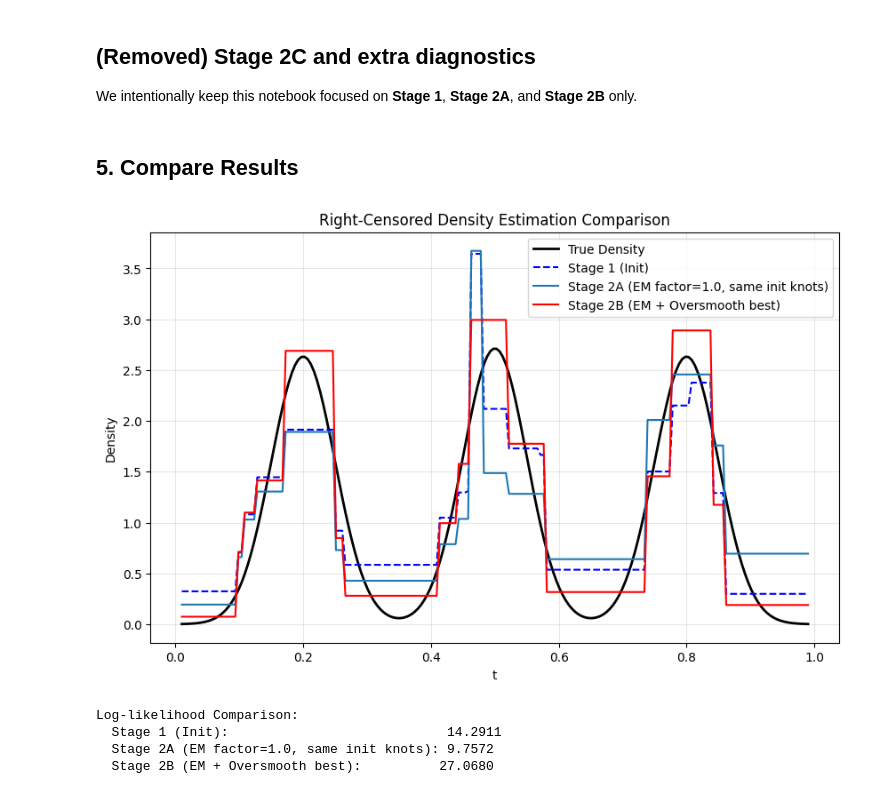
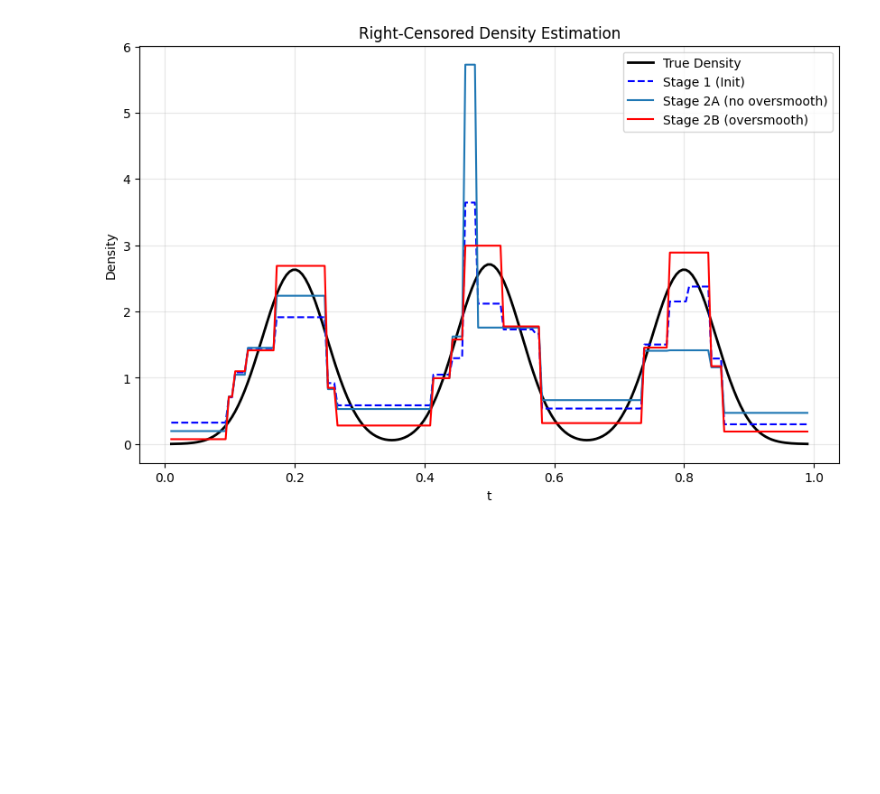
Before and after one commit to zhengpu-berkeley/HALDensity, a Jupyter notebook: examples/example_right_censored_density_estimator.ipynb, the cells around one changed output. Drawn from its saved outputs; the diff is of its cells as text; code cells hidden in the pictures; blank space fills up the shorter version.

Commit message:
Refactor Stage-2 EM tuners

```diff
--- a/examples/example_right_censored_density_estimator.ipynb
+++ b/examples/example_right_censored_density_estimator.ipynb
@@ -148,0 +70,18 @@ Stage 2A (EM factor=1.0, same init knots):
+# %%
+# 3A) Stage 2A: no oversmooth (direct EM from Stage 1)
+em_result_no_oversmooth = RightCensoredEMTuner(
+    data,
+    stage1_estimator=init_result.estimator,
+    do_over_smooth=False,
+    em_m_imputations=50,
+    em_max_em_iter=20,
+    em_tol=1e-3,
+    em_norm_factor=1.0,
+    n_grid_points=100,
+    random_state=42,
+    silent=True,
+).optimize()
+
+print('Stage 2A (no oversmooth):')
+print('  best_params:', em_result_no_oversmooth.best_params)
+print('  mode:', em_result_no_oversmooth.metadata['mode'])
@@ -173,54 +115,21 @@ Stage 2 (EM with Oversmooth) Results:
-# %% [markdown]
-## (Removed) Stage 2C and extra diagnostics
-
-We intentionally keep this notebook focused on **Stage 1**, **Stage 2A**, and **Stage 2B** only.
-# %% [markdown]
-## 5. Compare Results
 # %%
-# Get densities from each estimator
+# 4) Compare densities
 grid = np.linspace(0.01, 0.99, 200)
+true_density = sampler.compute_density(grid)
+init_density = init_result.estimator.get_density_at_points(grid)
+stage2a_density = em_result_no_oversmooth.estimator.get_density_at_points(grid)
+stage2b_density = em_result_oversmooth.estimator.get_density_at_points(grid)
 
-init_density = init_result.estimator.get_density_at_points(grid)
-
-# True “no-oversmooth EM” baseline: factor=1.0 using the Stage-1 tuned estimator as working model
-em_factor1_density = em_est_factor1.get_density_at_points(grid)
-
-# EM + oversmooth best
-em_oversmooth_density = em_result_oversmooth.estimator.get_density_at_points(grid)
-
-# CV-tuned M-step penalty variant (ECVM-style)
-# (Only keep Stage 1, Stage 2A, Stage 2B in this notebook)
-
-# True density
-# true_density = beta.pdf(grid, 2, 5)
-true_density = sampler.compute_density(grid)
-
-# Plot
 plt.figure(figsize=(10, 6))
 plt.plot(grid, true_density, 'k-', lw=2, label='True Density')
 plt.plot(grid, init_density, 'b--', lw=1.5, label='Stage 1 (Init)')
-plt.plot(grid, em_factor1_density, color='tab:blue', lw=1.5, label='Stage 2A (EM factor=1.0, same init knots)')
-plt.plot(grid, em_oversmooth_density, 'r-', lw=1.5, label='Stage 2B (EM + Oversmooth best)')
+plt.plot(grid, stage2a_density, color='tab:blue', lw=1.5, label='Stage 2A (no oversmooth)')
+plt.plot(grid, stage2b_density, 'r-', lw=1.5, label='Stage 2B (oversmooth)')
 plt.xlabel('t')
 plt.ylabel('Density')
-plt.title('Right-Censored Density Estimation Comparison')
+plt.title('Right-Censored Density Estimation')
 plt.legend()
-plt.grid(True, alpha=0.3)
+plt.grid(alpha=0.3)
 plt.show()
 # %% [output]
-[figure, old version]
+[figure, new version]
-# %%
-# Compute log-likelihoods (only Stage 1, Stage 2A, Stage 2B)
-init_ll = float(incomplete_loglik(init_result.estimator, data))
-em_factor1_ll = float(incomplete_loglik(em_est_factor1, data))
-em_oversmooth_ll = float(incomplete_loglik(em_result_oversmooth.estimator, data))
-
-print("Log-likelihood Comparison:")
-print(f"  Stage 1 (Init):                            {init_ll:.4f}")
-print(f"  Stage 2A (EM factor=1.0, same init knots): {em_factor1_ll:.4f}")
-print(f"  Stage 2B (EM + Oversmooth best):          {em_oversmooth_ll:.4f}")
-# %% [output]
-Log-likelihood Comparison:
-  Stage 1 (Init):                            14.2911
-  Stage 2A (EM factor=1.0, same init knots): 9.7572
-  Stage 2B (EM + Oversmooth best):          27.0680
```
Also changed, not shown: parts of 17 cells of this notebook, 10 other files.
